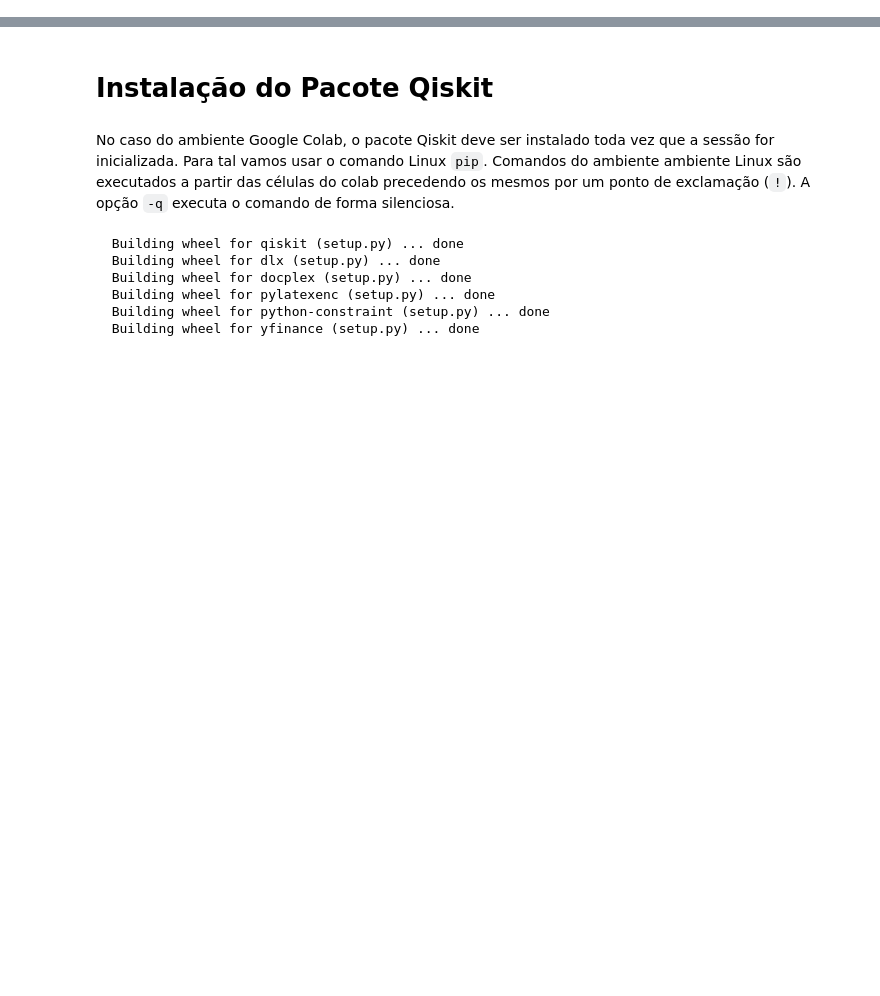
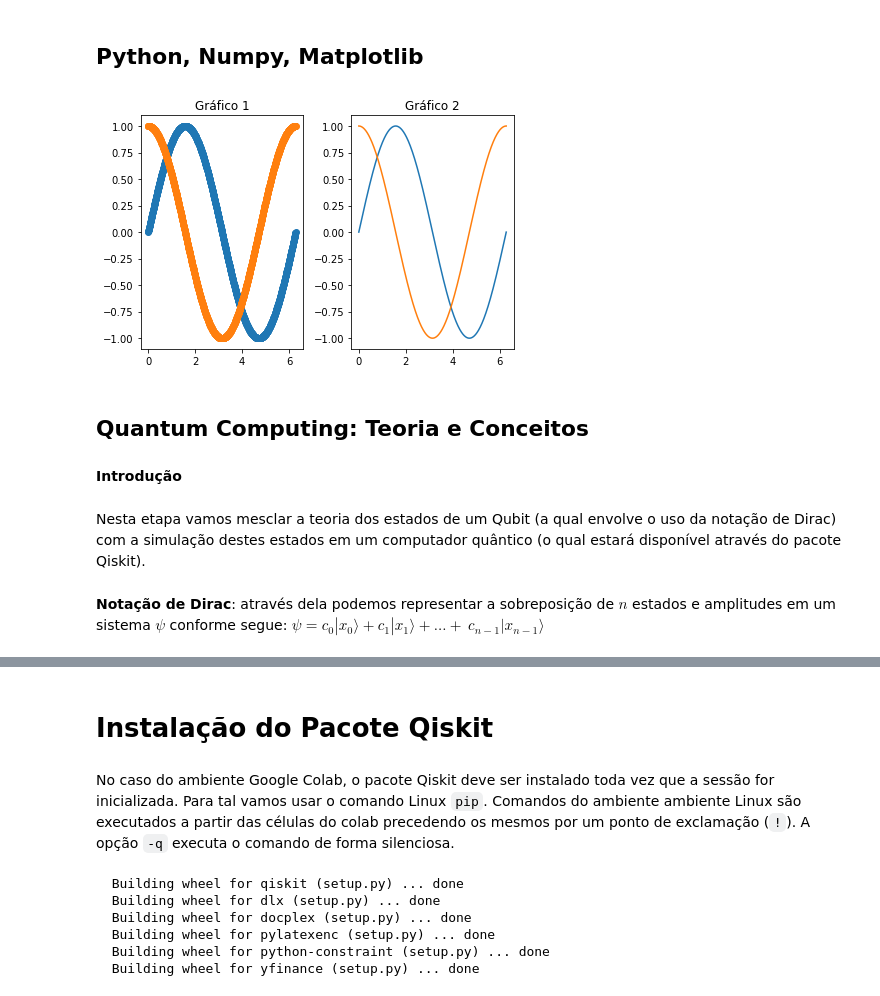
Before and after one commit to gustavomirapalheta/Quantum-Computing-with-Qiskit, a Jupyter notebook: QML_Full.ipynb, the cells around one changed output, grey strips where cells are left out. Drawn from its saved outputs; the diff is of its cells as text; code cells hidden in the pictures; blank space fills up the shorter version.

```diff
--- a/QML_Full.ipynb
+++ b/QML_Full.ipynb
@@ -2,0 +45,27 @@
+# %% [markdown]
+## Python, Numpy, Matplotlib
+# %%
+import numpy as np
+from matplotlib import pyplot as plt
+x = np.linspace(0, 2*np.pi, 1000)
+y1 = np.sin(x)
+y2 = np.cos(x)
+
+fig, ax = plt.subplots(nrows=1, ncols=2)
+ax[0].scatter(x=x, y=y1)
+ax[0].scatter(x=x, y=y2)
+ax[0].set_title("Gráfico 1")
+ax[1].plot(x,y1)
+ax[1].plot(x,y2)
+ax[1].set_title("Gráfico 2")
+plt.tight_layout();
+# %% [output]
+[figure, added]
+# %% [markdown]
+## Quantum Computing: Teoria e Conceitos
+# %% [markdown]
+**Introdução**
+# %% [markdown]
+Nesta etapa vamos mesclar a teoria dos estados de um Qubit (a qual envolve o uso da notação de Dirac) com a simulação destes estados em um computador quântico (o qual estará disponível através do pacote Qiskit).
+# %% [markdown]
+**Notação de Dirac**: através dela podemos representar a sobreposição de $n$ estados e amplitudes em um sistema $\psi$ conforme segue: $\psi = c_0|x_0 \rangle + c_1 | x_1 \rangle + ... + \ c_{n-1}|x_{n-1} \rangle$
```
Also changed, not shown: parts of 11 cells of this notebook, 1 other file.
